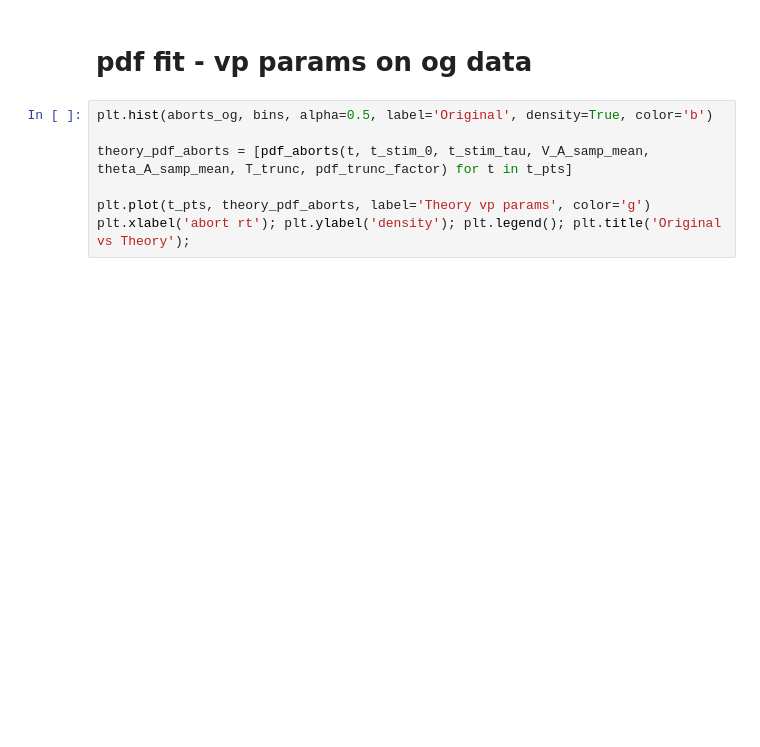
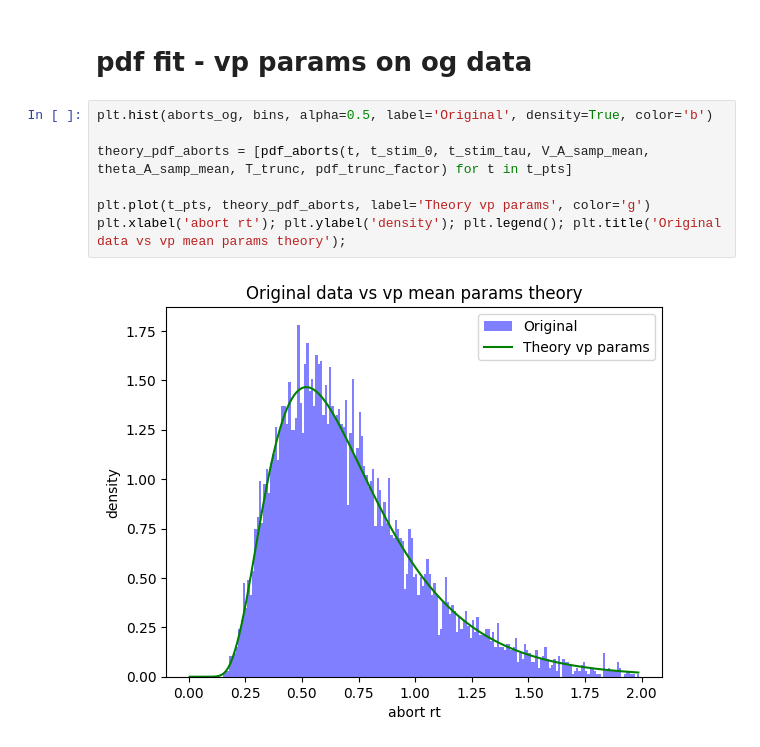
Before and after one commit to rakaar/ddm_data, a Jupyter notebook: fitting_aborts/vbmc_trunc_and_censor_sim_data_no_NDT.ipynb, the cells around one changed output. Drawn from its saved outputs; the diff is of its cells as text; blank space fills up the shorter version.

```diff
--- a/fitting_aborts/vbmc_trunc_and_censor_sim_data_no_NDT.ipynb
+++ b/fitting_aborts/vbmc_trunc_and_censor_sim_data_no_NDT.ipynb
@@ -415,7 +439,9 @@ plt.xlabel('abort rt'); plt.ylabel('density'); plt.legend(); plt.title('Original
 # %%
 plt.hist(aborts_og, bins, alpha=0.5, label='Original', density=True, color='b')
 
 theory_pdf_aborts = [pdf_aborts(t, t_stim_0, t_stim_tau, V_A_samp_mean, theta_A_samp_mean, T_trunc, pdf_trunc_factor) for t in t_pts]
 
 plt.plot(t_pts, theory_pdf_aborts, label='Theory vp params', color='g')
-plt.xlabel('abort rt'); plt.ylabel('density'); plt.legend(); plt.title('Original vs Theory');
+plt.xlabel('abort rt'); plt.ylabel('density'); plt.legend(); plt.title('Original data vs vp mean params theory');
+# %% [output]
+[figure, added]
```
Also changed, not shown: parts of 9 cells of this notebook, 1 other file.
